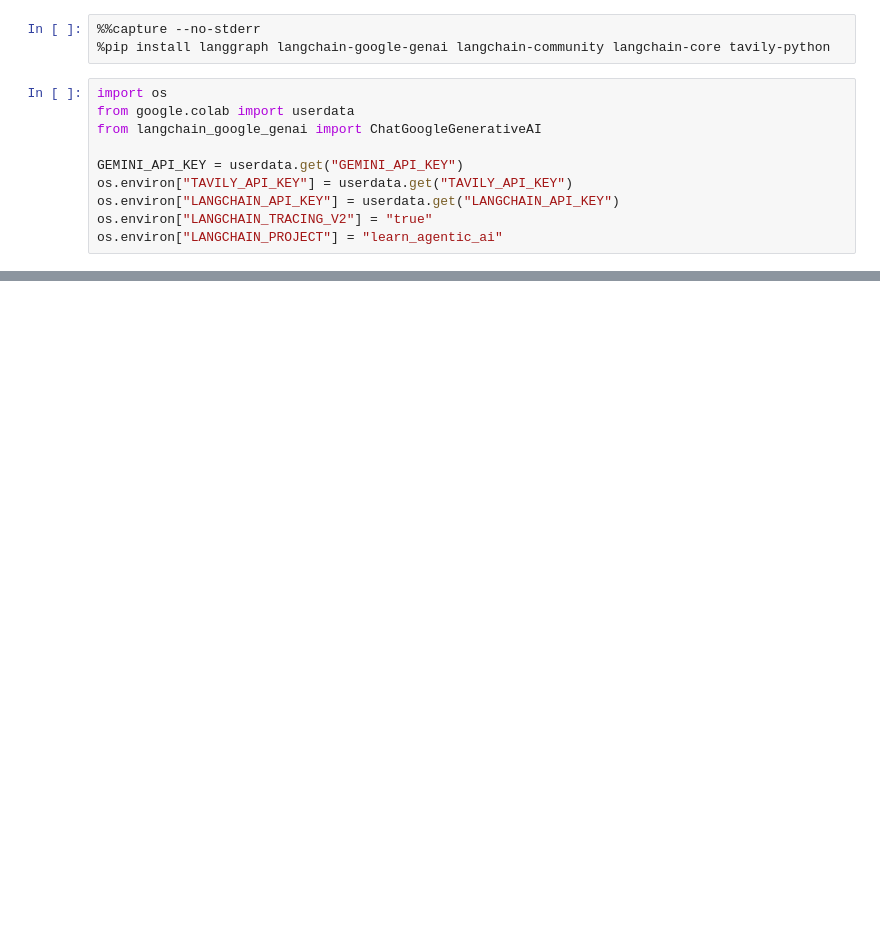
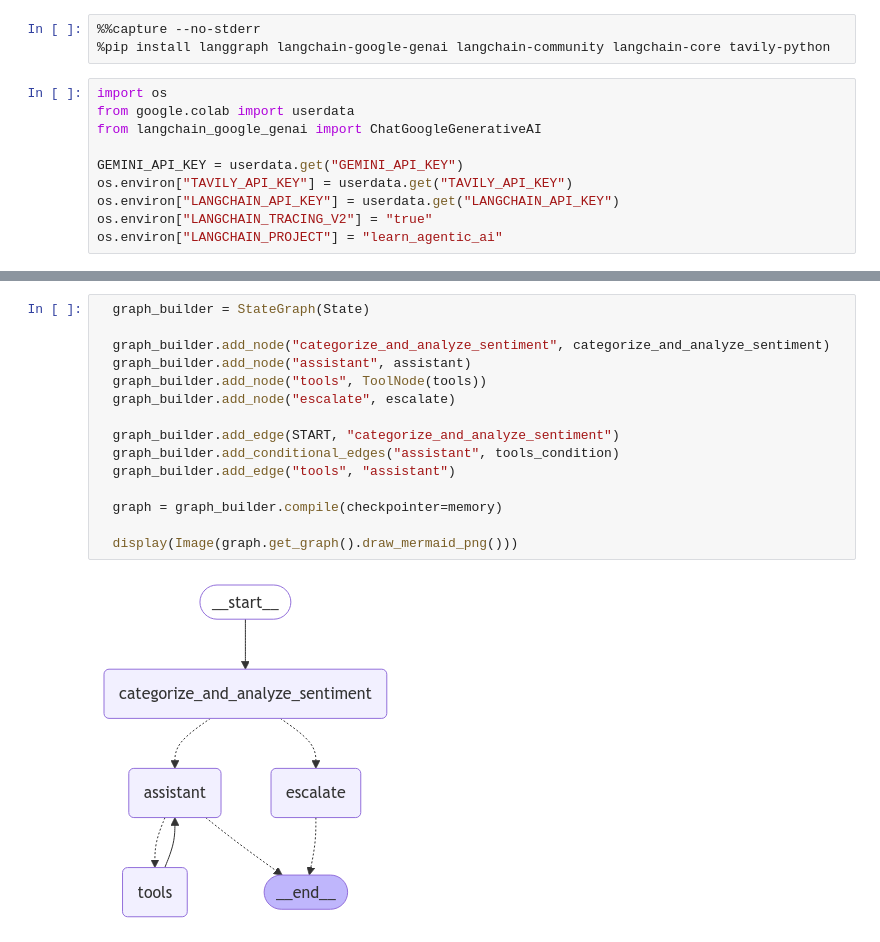
Before and after one commit to Sarfaraz-ul-Haq/agentic_chatbot, a Jupyter notebook: agent.ipynb, the cells around one changed output, grey strips where cells are left out. Saved outputs shown, nothing was run; the diff lists cells and outputs as text; blank space fills up the shorter version.

```diff
--- a/agent.ipynb
+++ b/agent.ipynb
@@ -245,0 +171,17 @@ display(Image(graph.get_graph().draw_mermaid_png()))
+# %%
+  graph_builder = StateGraph(State)
+
+  graph_builder.add_node("categorize_and_analyze_sentiment", categorize_and_analyze_sentiment)
+  graph_builder.add_node("assistant", assistant)
+  graph_builder.add_node("tools", ToolNode(tools))
+  graph_builder.add_node("escalate", escalate)
+
+  graph_builder.add_edge(START, "categorize_and_analyze_sentiment")
+  graph_builder.add_conditional_edges("assistant", tools_condition)
+  graph_builder.add_edge("tools", "assistant")
+
+  graph = graph_builder.compile(checkpointer=memory)
+
+  display(Image(graph.get_graph().draw_mermaid_png()))
+# %% [output]
+[figure, added]
```
Also changed, not shown: parts of 5 cells of this notebook.
